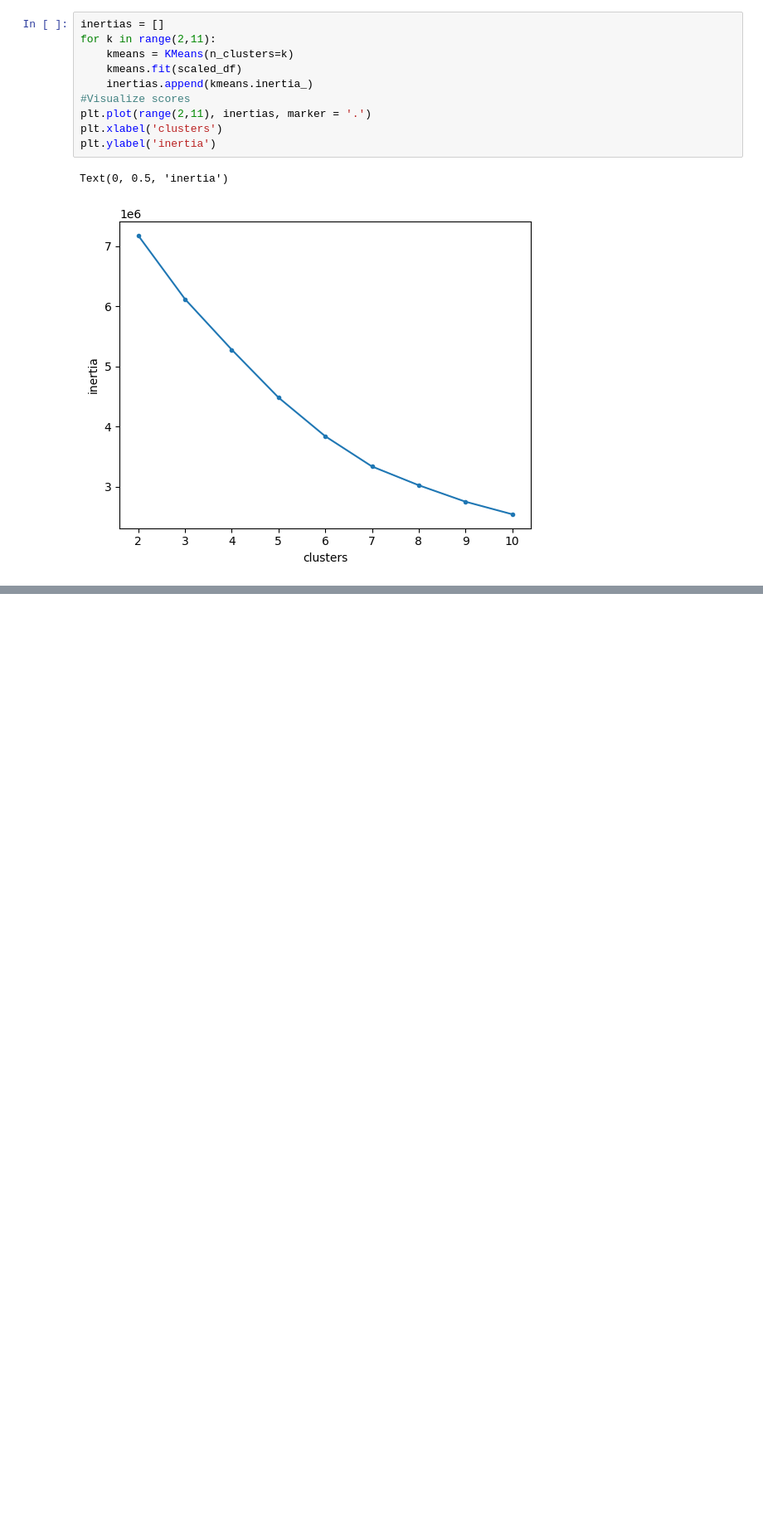
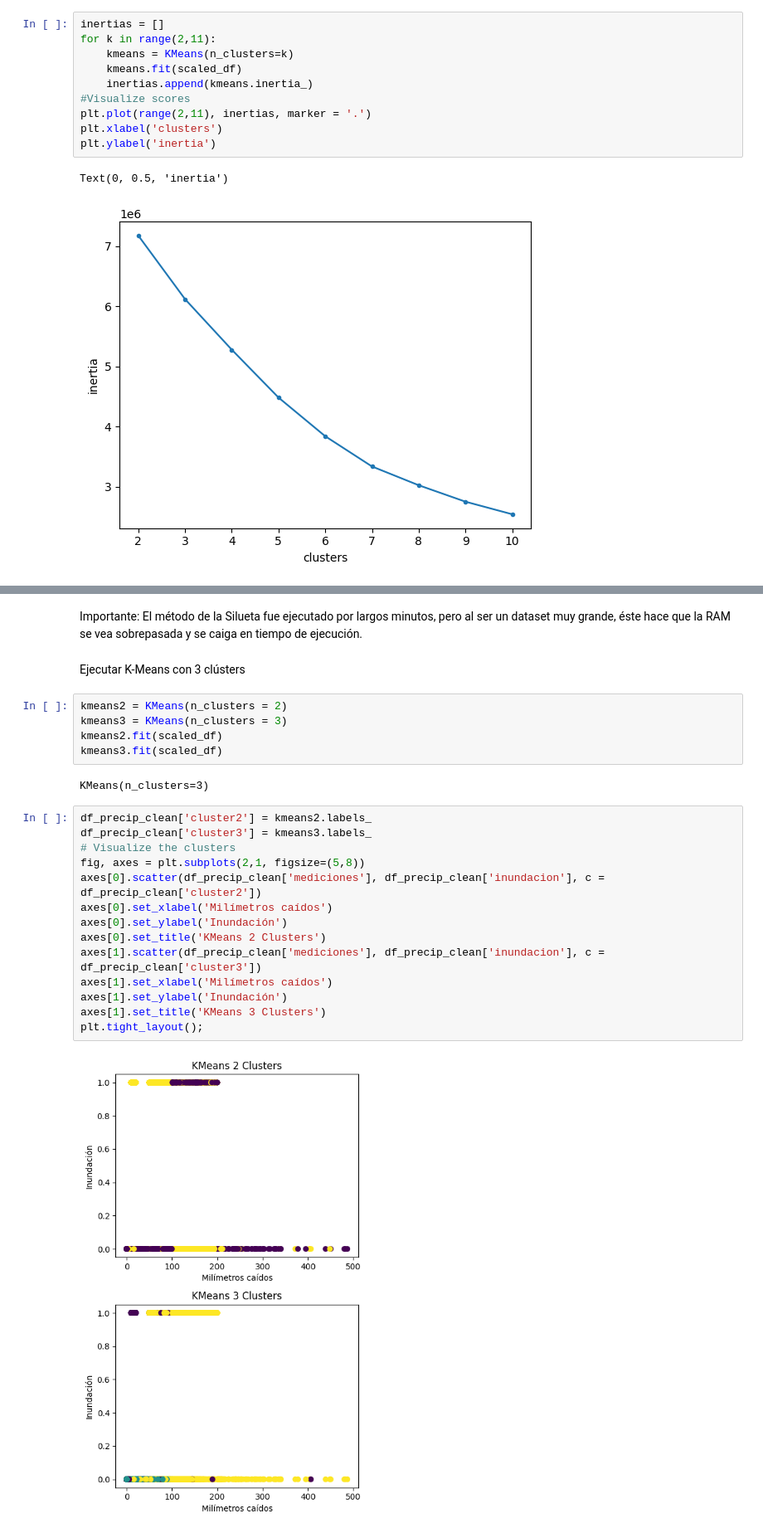
Before and after one commit to chernandezrojas1991/project-2-ml-precipitation-by-day-chile, a Jupyter notebook: project_2_ml_precipitation_by_day.ipynb, the cells around one changed output, grey strips where cells are left out. Shown: that part at 83% size. Saved outputs shown, nothing was run; the diff lists cells and outputs as text; blank space fills up the shorter version.

```diff
--- a/project_2_ml_precipitation_by_day.ipynb
+++ b/project_2_ml_precipitation_by_day.ipynb
@@ -646,0 +663,27 @@ Text(0, 0.5, 'inertia')
+# %% [markdown]
+Importante: El método de la Silueta fue ejecutado por largos minutos, pero al ser un dataset muy grande, éste hace que la RAM se vea sobrepasada y se caiga en tiempo de ejecución.
+# %% [markdown]
+Ejecutar K-Means con 3 clústers
+# %%
+kmeans2 = KMeans(n_clusters = 2)
+kmeans3 = KMeans(n_clusters = 3)
+kmeans2.fit(scaled_df)
+kmeans3.fit(scaled_df)
+# %% [output]
+KMeans(n_clusters=3)
+# %%
+df_precip_clean['cluster2'] = kmeans2.labels_
+df_precip_clean['cluster3'] = kmeans3.labels_
+# Visualize the clusters
+fig, axes = plt.subplots(2,1, figsize=(5,8))
+axes[0].scatter(df_precip_clean['mediciones'], df_precip_clean['inundacion'], c = df_precip_clean['cluster2'])
+axes[0].set_xlabel('Milímetros caídos')
+axes[0].set_ylabel('Inundación')
+axes[0].set_title('KMeans 2 Clusters')
+axes[1].scatter(df_precip_clean['mediciones'], df_precip_clean['inundacion'], c = df_precip_clean['cluster3'])
+axes[1].set_xlabel('Milímetros caídos')
+axes[1].set_ylabel('Inundación')
+axes[1].set_title('KMeans 3 Clusters')
+plt.tight_layout();
+# %% [output]
+[figure, added]
```
Also changed, not shown: parts of 24 cells of this notebook.
